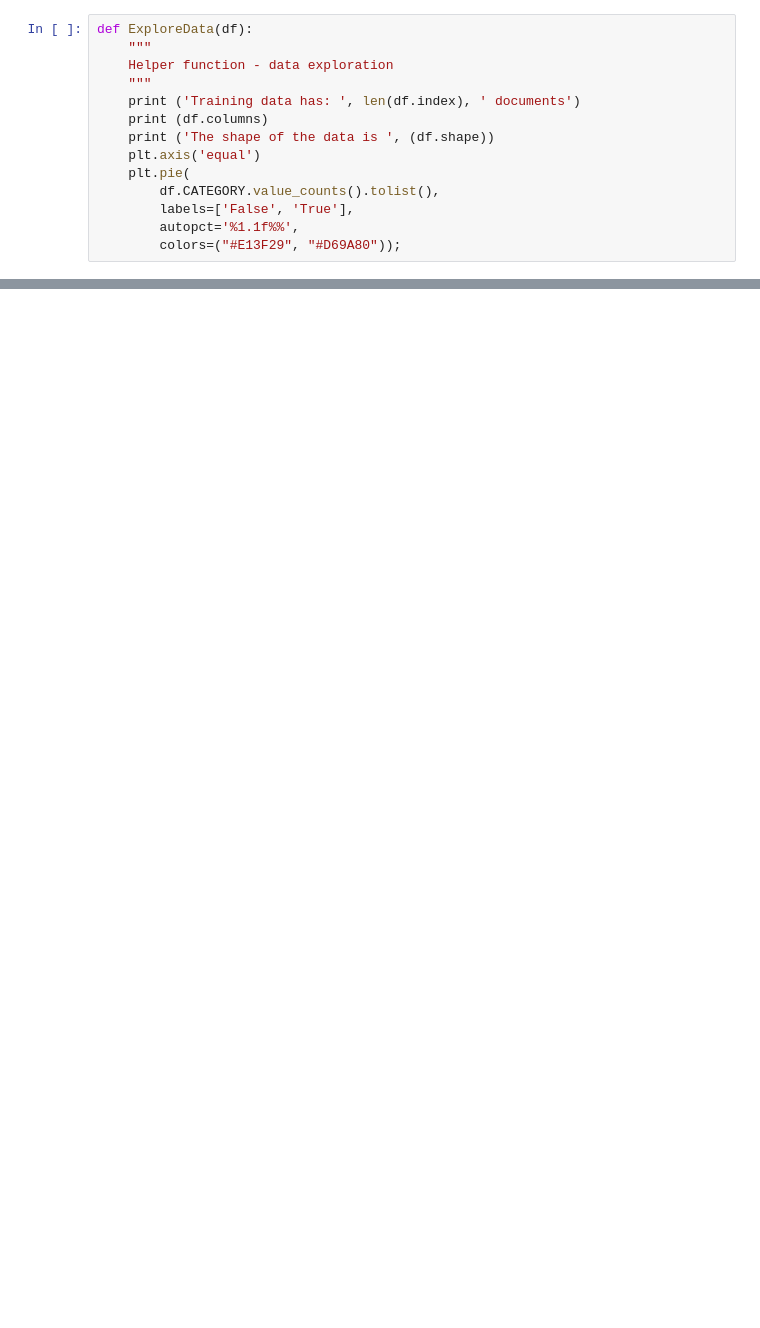
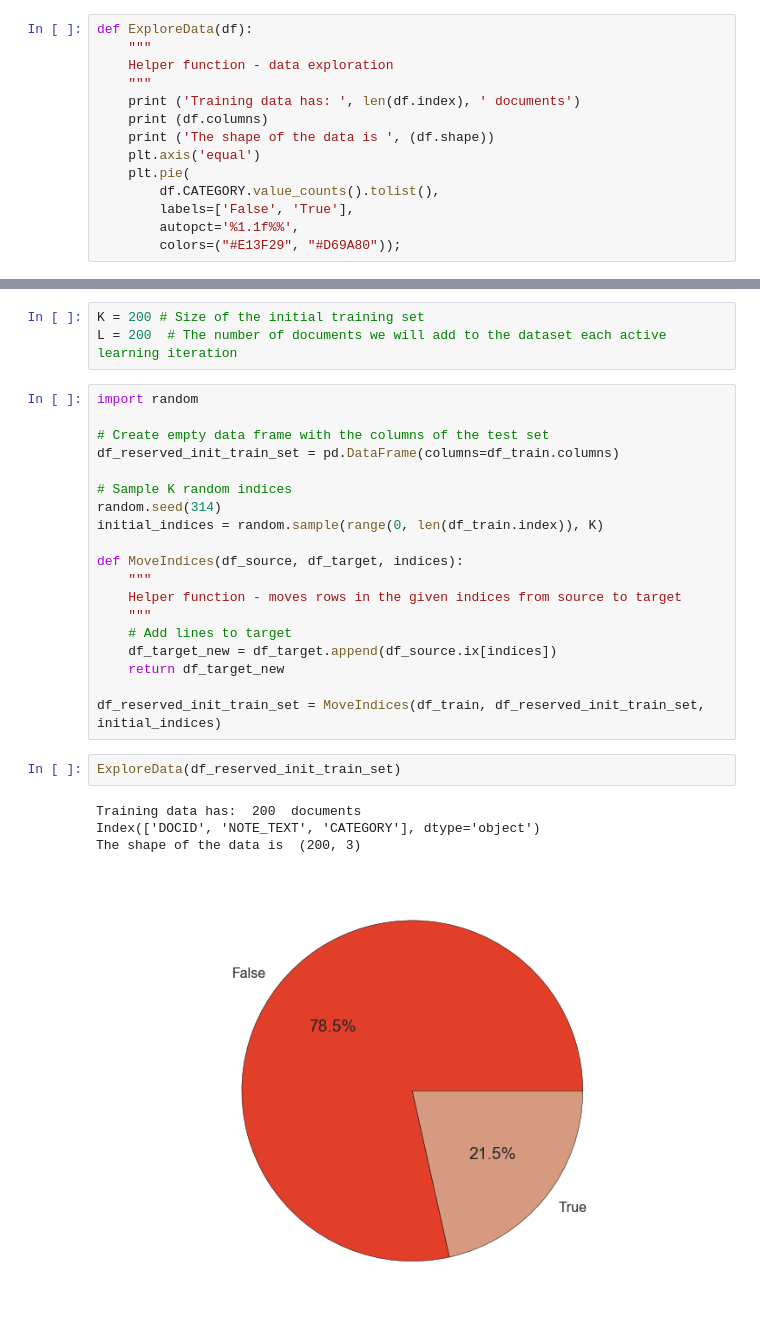
Before and after one commit to alandschaft/CSCI_E-81, a Jupyter notebook: ActiveLearning.ipynb, the cells around one changed output, grey strips where cells are left out. Saved outputs shown, nothing was run; the diff lists cells and outputs as text; blank space fills up the shorter version.

```diff
--- a/ActiveLearning.ipynb
+++ b/ActiveLearning.ipynb
@@ -360,0 +323,29 @@ avg / total       0.91      0.91      0.91      7643
+# %%
+K = 200 # Size of the initial training set
+L = 200  # The number of documents we will add to the dataset each active learning iteration
+# %%
+import random
+
+# Create empty data frame with the columns of the test set
+df_reserved_init_train_set = pd.DataFrame(columns=df_train.columns)
+
+# Sample K random indices
+random.seed(314)
+initial_indices = random.sample(range(0, len(df_train.index)), K)
+
+def MoveIndices(df_source, df_target, indices):
+    """
+    Helper function - moves rows in the given indices from source to target
+    """
+    # Add lines to target
+    df_target_new = df_target.append(df_source.ix[indices])
+    return df_target_new
+
+df_reserved_init_train_set = MoveIndices(df_train, df_reserved_init_train_set, initial_indices)
+# %%
+ExploreData(df_reserved_init_train_set)
+# %% [output]
+Training data has:  200  documents
+Index(['DOCID', 'NOTE_TEXT', 'CATEGORY'], dtype='object')
+The shape of the data is  (200, 3)
+[figure, added]
```
Also changed, not shown: parts of 23 cells of this notebook, 1 other file.
